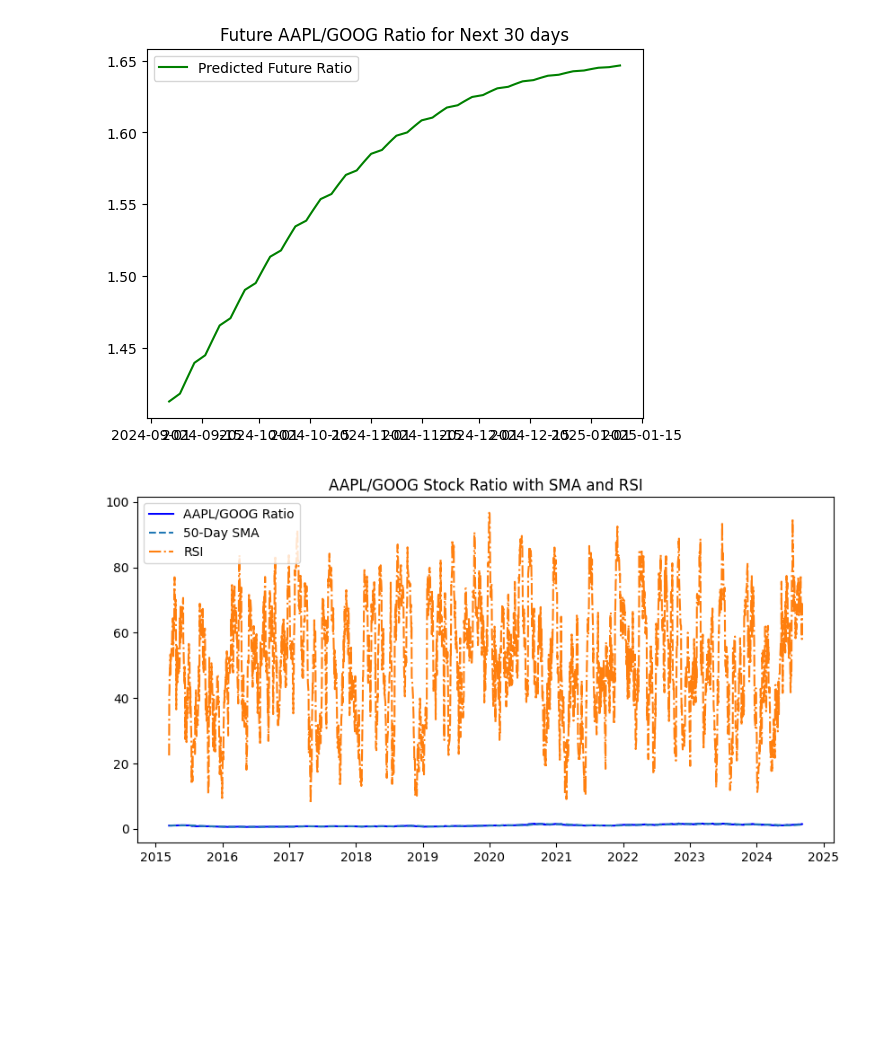
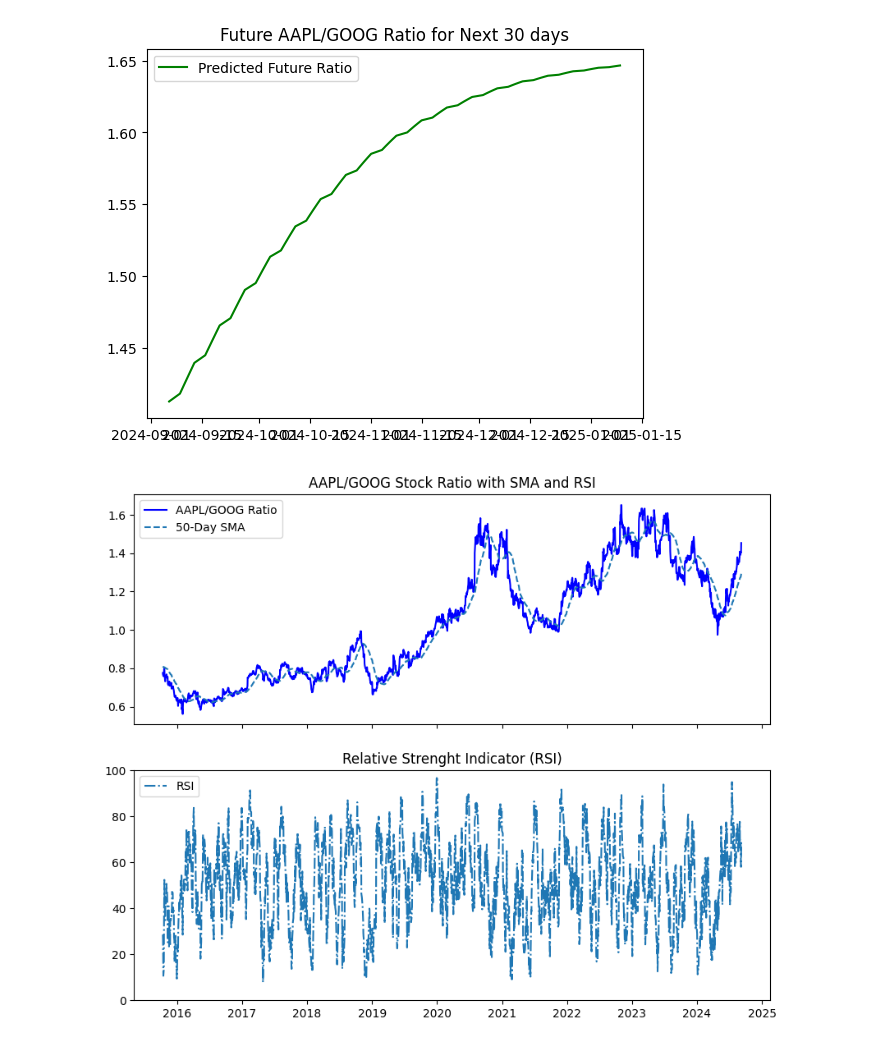
Before and after one commit to jurchiks33/am-i-AI, a Jupyter notebook: Stock Pair Ratio.ipynb, the cells around one changed output. Drawn from its saved outputs; the diff is of its cells as text; code cells hidden in the pictures; blank space fills up the shorter version.

Commit message:
making subplot for RSI

```diff
--- a/Stock Pair Ratio.ipynb
+++ b/Stock Pair Ratio.ipynb
@@ -278,27 +278,35 @@ plt.show()
 # %%
 # adding simple moving averages for the stock ratio
 stock_b['SMA_50'] = stock_b['Ratio'].rolling(window=50).mean()
 
 # calculating RSI
 def calculate_rsi(data, window=14):
     delta = data.diff(1)
     gain = (delta.where(delta > 0, 0)).rolling(window=window).mean()
     loss = (-delta.where(delta < 0, 0)).rolling(window=window).mean()
     rs = gain / loss
     return 100 - (100 / (1 + rs))
 
 stock_b['RSI'] = calculate_rsi(stock_b['Ratio'])
 
 # droping NaN values created by indicators
 stock_b.dropna(inplace=True)
 
+# subplots for indicators
+fig, (ax1, ax2) = plt.subplots(2, 1, figsize=(10, 8), sharex=True)
+
 # ploting indicators
-plt.figure(figsize=(10, 5))
-plt.plot(stock_b['Ratio'], label='AAPL/GOOG Ratio', color='blue')
-plt.plot(stock_b['SMA_50'], label='50-Day SMA', linestyle='--')
-plt.plot(stock_b['RSI'], label='RSI', linestyle='-.')
-plt.title('AAPL/GOOG Stock Ratio with SMA and RSI')
+ax1.plot(stock_b['Ratio'], label='AAPL/GOOG Ratio', color='blue')
+ax1.plot(stock_b['SMA_50'], label='50-Day SMA', linestyle='--')
+ax1.set_title('AAPL/GOOG Stock Ratio with SMA and RSI')
+ax1.legend()
+
+ax2.plot(stock_b['RSI'], label='RSI', linestyle='-.')
+ax2.set_title('Relative Strenght Indicator (RSI)')
+ax2.set_ylim([0, 100])
+ax2.legend()
+
 plt.legend()
 plt.show()
 # %% [output]
-[figure, old version]
+[figure, new version]
```
